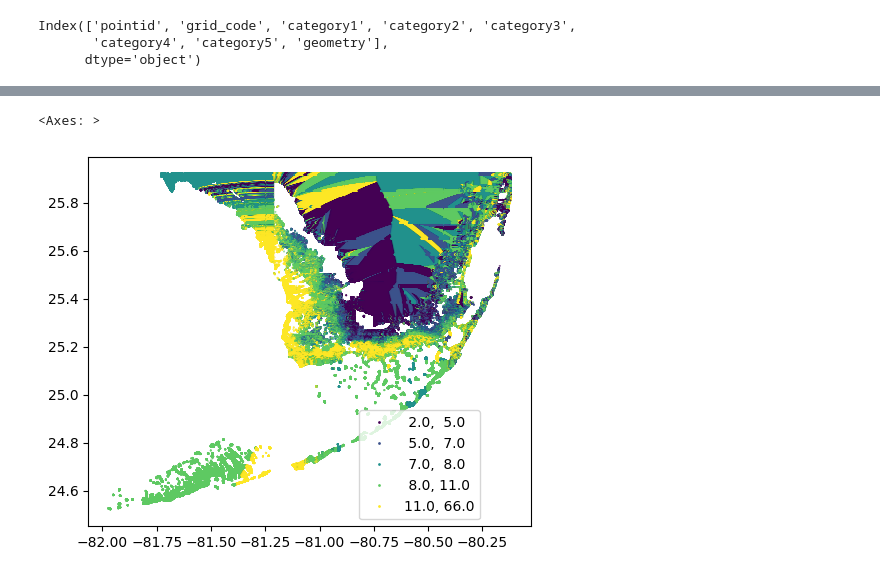
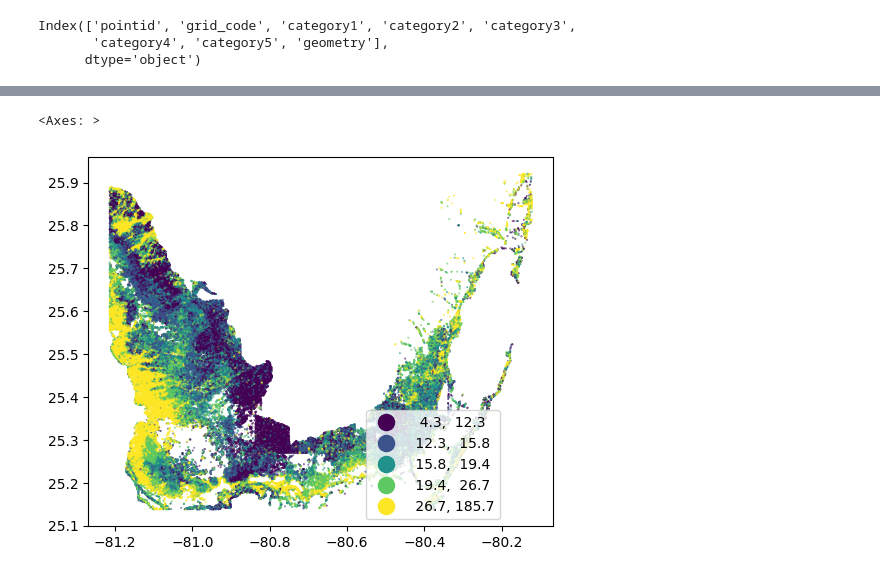
Before and after one commit to yuh2017/sfl_stormsurge, a Jupyter notebook: stormsurge_slr.ipynb, the cells around one changed output, grey strips where cells are left out. Cells and saved outputs as stored; diff of their text form; code cells hidden in the pictures.

```diff
--- a/stormsurge_slr.ipynb
+++ b/stormsurge_slr.ipynb
@@ -28,3 +28,18 @@ Index(['pointid', 'grid_code', 'category1', 'category2', 'category3',
 # %%
 Geodata0['x'] = Geodata0.geometry.get_coordinates().x
 Geodata0['y'] = Geodata0.geometry.get_coordinates().y
+# %%
+#Geodata0['dem_03mslr'] = Geodata0['grid_code'] + 0.3
+
+Geodata0.loc[ Geodata0[  'category1'] < 0 ,  'category1' ] = 0
+Geodata0.loc[ Geodata0[  'category2'] < 0 ,  'category2' ] = 0
+Geodata0.loc[ Geodata0[  'category3'] < 0 ,  'category3' ] = 0
+Geodata0.loc[ Geodata0[  'category4'] < 0 ,  'category4' ] = 0
+Geodata0.loc[ Geodata0[  'category5'] < 0 ,  'category5' ] = 0
+
+
+print( Geodata0['category1'] .unique() )
+print( Geodata0['category2'] .unique() )
+print( Geodata0['category3'] .unique() )
+print( Geodata0['category4'] .unique() )
+print( Geodata0['category5'] .unique() )
@@ -31,2 +90,8 @@ Geodata0['y'] = Geodata0.geometry.get_coordinates().y
+# %%
+Geodata0['cate1tot'] = Geodata0['category1'] + Geodata0['grid_code'] * 3.28084
+Geodata0['cate2tot'] = Geodata0['category2'] + Geodata0['grid_code'] * 3.28084
+Geodata0['cate3tot'] = Geodata0['category3'] + Geodata0['grid_code'] * 3.28084
+Geodata0['cate4tot'] = Geodata0['category4'] + Geodata0['grid_code'] * 3.28084
+Geodata0['cate5tot'] = Geodata0['category5'] + Geodata0['grid_code'] * 3.28084
 # %%
-Geodata0['dem_03mslr'] = Geodata0['grid_code'] + 0.3
+Geodata0[ Geodata0['category5'] > 0 ].tail()
@@ -33,9 +105,3 @@ Geodata0['dem_03mslr'] = Geodata0['grid_code'] + 0.3
-# %%
-Geodata0['cate1tot'] = Geodata0['category1'] + Geodata0['grid_code']
-Geodata0['cate2tot'] = Geodata0['category2'] + Geodata0['grid_code']
-Geodata0['cate3tot'] = Geodata0['category3'] + Geodata0['grid_code']
-Geodata0['cate4tot'] = Geodata0['category4'] + Geodata0['grid_code']
-Geodata0['cate5tot'] = Geodata0['category5'] + Geodata0['grid_code']
 # %%
 print( Geodata0['category1'] .unique() )
 print( Geodata0.shape )
@@ -89,15 +209,15 @@ Name: cate1tot, Length: 6719568, dtype: int64
 # %%
-Geodata1.plot(column= 'cate1tot',
+Geodata2.sample(n = 100000).plot(column= 'cate1tot',
              scheme="Quantiles", k = 5,
             #scheme = "user_defined", k = 5,
             #classification_kwds = {'bins':[0, 1, 2, 12]},
              legend = True , markersize= 0.1,
              legend_kwds = { 'loc':'lower right',
                             'bbox_to_anchor':(0.9, 0.0),
                             'fmt':'{:.1f}',
-                            'markerscale': 0.2,
+                            'markerscale': 1.26,
                             'title_fontsize':'large',
                             'fontsize':'medium'} )
 # %% [output]
 <Axes: >
-[figure, old version]
+[figure, new version]
```
Also changed, not shown: parts of 29 cells of this notebook.
